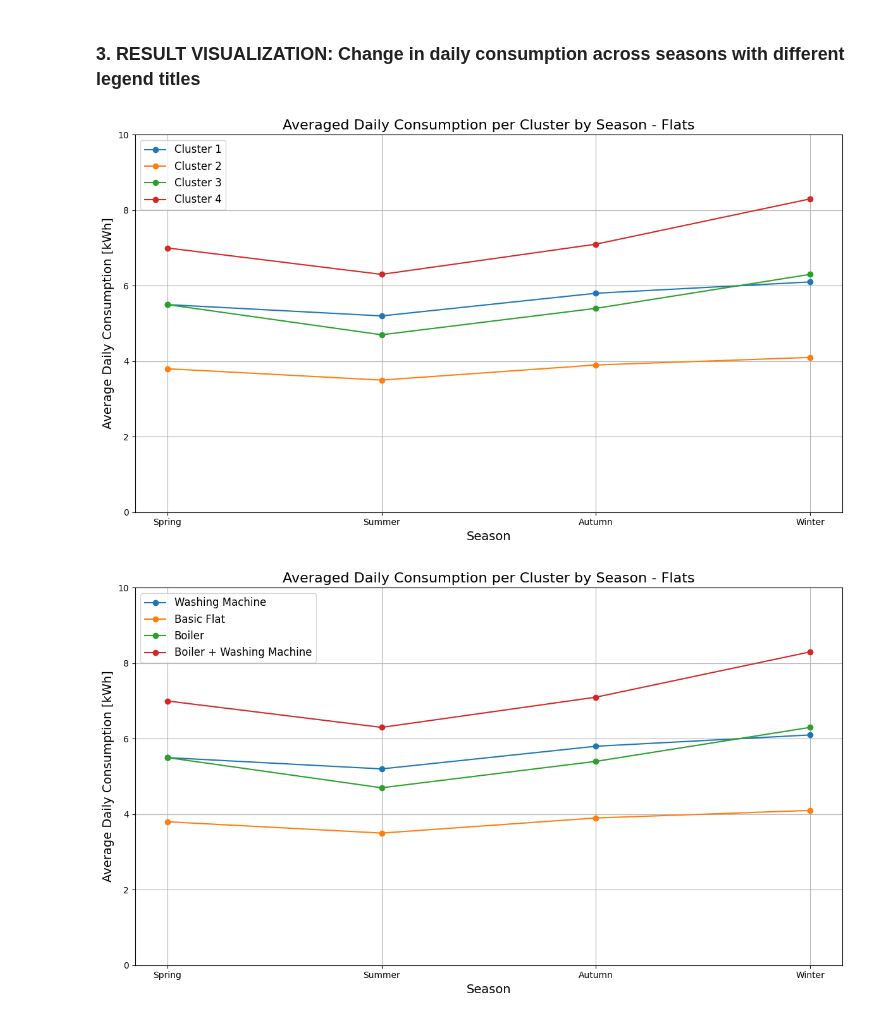
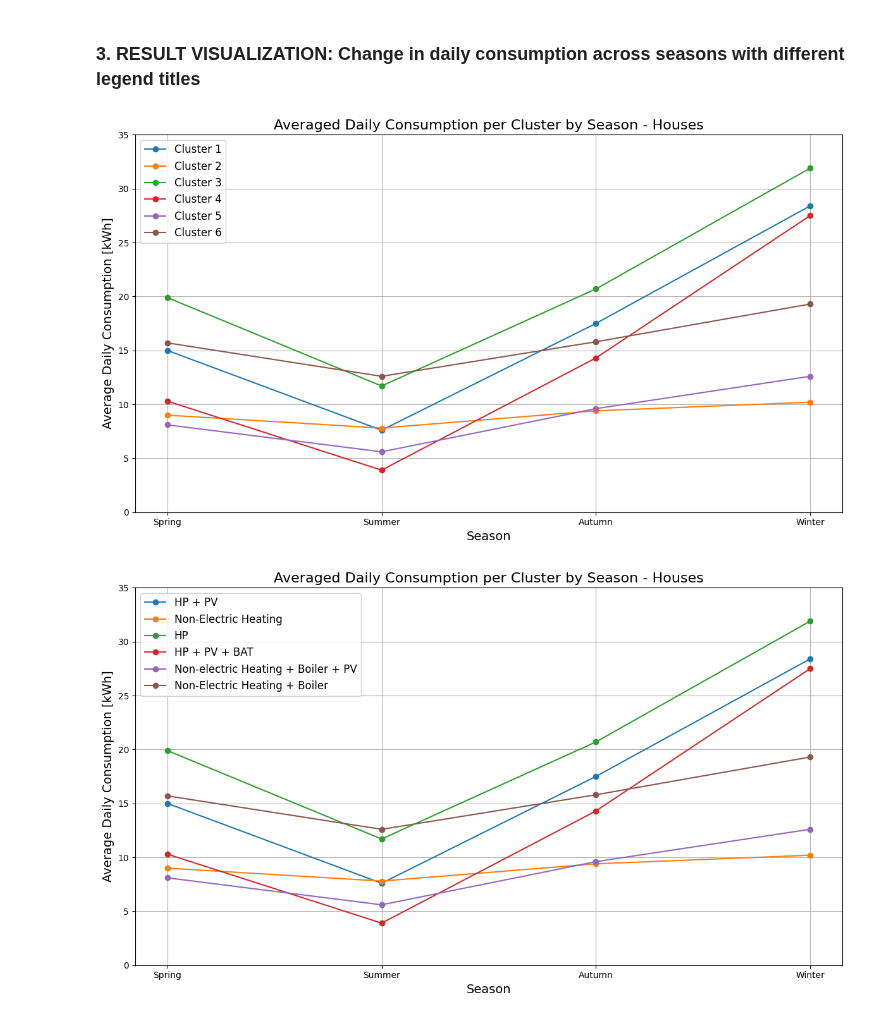
Before and after one commit to jasigrist/Customer_Segmentation_Lantern, a Jupyter notebook: Analysis/Seasonal_clustering_total.ipynb, the cells around one changed output. Saved outputs shown, nothing was run; the diff lists cells and outputs as text; code cells hidden in the pictures.

```diff
--- a/Analysis/Seasonal_clustering_total.ipynb
+++ b/Analysis/Seasonal_clustering_total.ipynb
@@ -13,9 +13,9 @@ logging.getLogger('matplotlib.font_manager').disabled = True
 
 main_path = "/Users/jansigrist/Documents/SP/Customer_Segmentation_Lantern"
 clustering_method = 'kMed' # Options: 'kProt', 'kMed'
-dataset = "SWW"    # Options: "SWW", "GroupE"
+dataset = "SWW"    # Options: "SWW"
 categorical_features = "technical" # "technical" or "sociodemographic"
-building_type = 'flat'  # Options: 'flat', 'house'
+building_type = 'house'  # Options: 'flat', 'house'
 # %% [markdown]
 ### 2. CONSUMPTION EXTRACTION: Extract seasonal consumption
 # %%
@@ -25,7 +25,7 @@ building_type = 'flat'  # Options: 'flat', 'house'
 result_df=pl.read_csv(f'{main_path}/Results/{dataset}/DATA/Cluster/hourly_avg_clustering_{clustering_method}_{building_type}_{categorical_features}.csv')
 
 # Load alle_mittelwerte data
-alle_mittelwerte_df = pl.read_csv(f"{main_path}/DATA/{dataset}/alle_mittelwerte.csv")
+dataset_summary_stats_df = pl.read_csv(f"{main_path}/DATA/{dataset}/dataset_summary_stats.csv")
 
 result_df = result_df.with_columns(
     pl.col("resident_id")
@@ -35,7 +35,7 @@ result_df = result_df.with_columns(
       .alias("resident_id")
 )
 
-alle_mittelwerte_df = alle_mittelwerte_df.with_columns(
+dataset_summary_stats_df = dataset_summary_stats_df.with_columns(
     pl.col("file_id")
       .cast(pl.Utf8)
       .str.strip_chars()
@@ -44,7 +44,7 @@ alle_mittelwerte_df = alle_mittelwerte_df.with_columns(
 )
 
 result_df = result_df.join(
-    alle_mittelwerte_df.select([
+    dataset_summary_stats_df.select([
         "resident_id",
         "bruttolastgang_kwh_sum",
         "avg_daily_spring",
@@ -153,14 +155,14 @@ plt.grid(True)
 plt.legend(fontsize='large')
 plt.tight_layout()
 plt.savefig(
-    f'/Users/jansigrist/Documents/SP/Customer_Segmentation_Lantern/Results/{dataset}/Plots/Cluster/Seasonal_Evolution_{clustering_method}_{building_type}_{categorical_features}.png',
+    f'{main_path}/Results/{dataset}/Plots/Cluster/Seasonal_Evolution_{clustering_method}_{building_type}_{categorical_features}.png',
     bbox_inches='tight'
     )
 plt.show()
 # %% [output]
-[figure, old version]
+[figure, new version]
 # %%
-# Plotting the seasonal consumption patterns per cluster
+# Plotting the seasonal consumption patterns per cluster with specific cluster names
 
 colors= ['#1f77b4', '#ff7f0e', '#2ca02c', '#d62728','#9467bd', '#8c564b']
 linestyles = ['-', '-', '-', '-', '-', '-']
@@ -173,38 +175,37 @@ if building_type == 'flat':
 elif building_type == 'house':
     cluster_names = ['HP + PV', 'Non-Electric Heating', 'HP', 'HP + PV + BAT', 'Non-electric Heating + Boiler + PV', 'Non-Electric Heating + Boiler']
 
-cluster_names = ['Washing Machine', 'Basic Flat', 'Boiler', 'Boiler + Washing Machine']
 seasons = ['Spring', 'Summer', 'Autumn', 'Winter']
 clusters = final_summary["cluster"].to_list()
 
 plt.figure(figsize=(12, 7))
 i = 0
 
 for cluster in clusters:
 
     # Filter the cluster row
     row = final_summary.filter(pl.col("cluster") == cluster).select([
         "Spring [kWh]", "Summer [kWh]", "Autumn [kWh]", "Winter [kWh]"
     ])
     consumption = row[0, :].to_numpy().flatten().tolist()
     plt.plot(seasons, consumption, marker='o', linestyle = linestyles[i],  label=cluster_names[i] , color = colors[i])
     i = i+1
 
 plt.xlabel('Season', fontsize=14)
 plt.ylabel('Average Daily Consumption [kWh]', fontsize=14)
 plt.title(f'Averaged Daily Consumption per Cluster by Season - {building_type.capitalize()}s', fontsize=16)
 max_value = final_summary.select(
     pl.max(["Winter [kWh]"])
 ).max()[0].to_numpy().flatten()[0]
 
 plt.ylim(0, math.ceil((max_value) / 5) * 5)
 plt.grid(True)
 plt.legend(fontsize='large')
 plt.tight_layout()
 plt.savefig(
-    f'/Users/jansigrist/Documents/SP/Customer_Segmentation_Lantern/Results/{dataset}/Plots/Cluster/Seasonal_Evolution_{clustering_method}_{building_type}_{categorical_features}.png',
+    f'{main_path}/Results/{dataset}/Plots/Cluster/Seasonal_Evolution_{clustering_method}_{building_type}_{categorical_features}.png',
     bbox_inches='tight'
     )
 plt.show()
 # %% [output]
-[figure, old version]
+[figure, new version]
```
Also changed, not shown: parts of 2 cells of this notebook, 14 other files.
